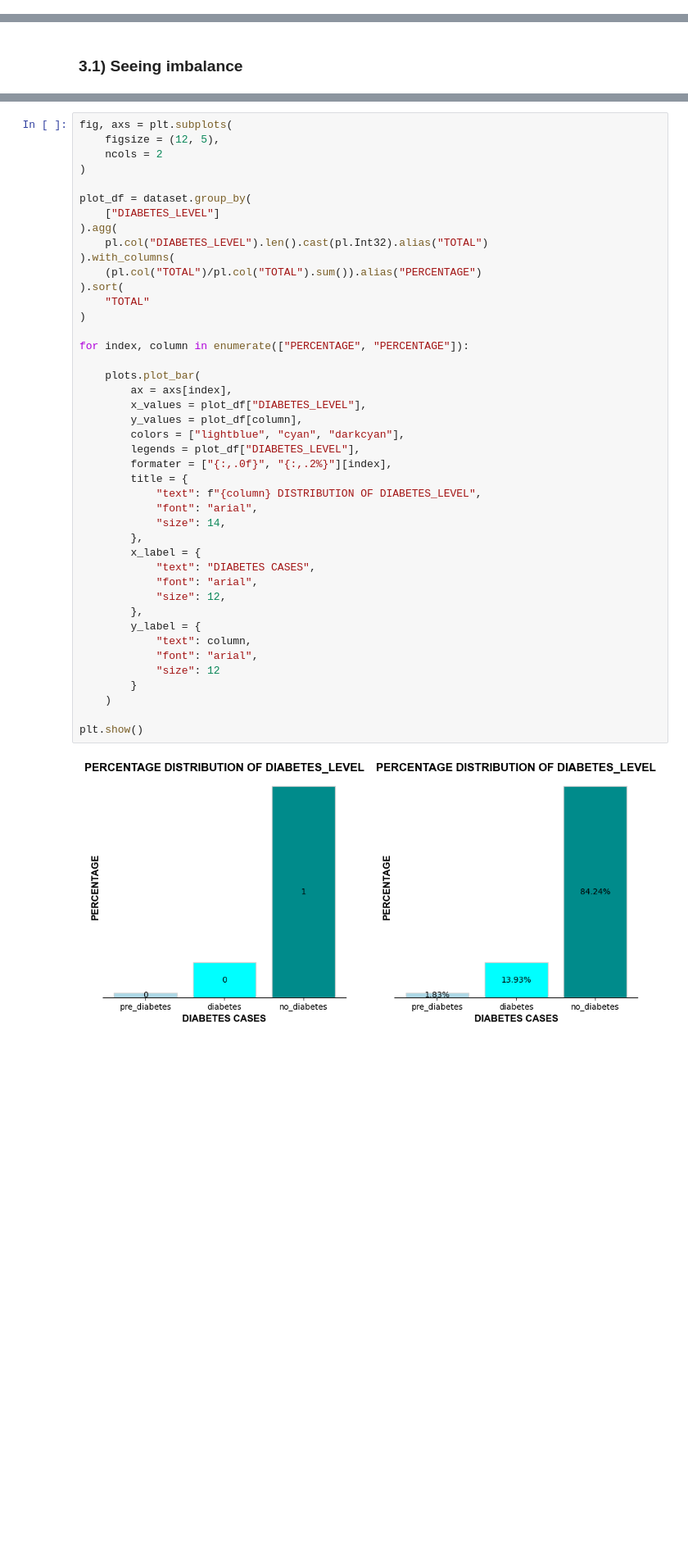
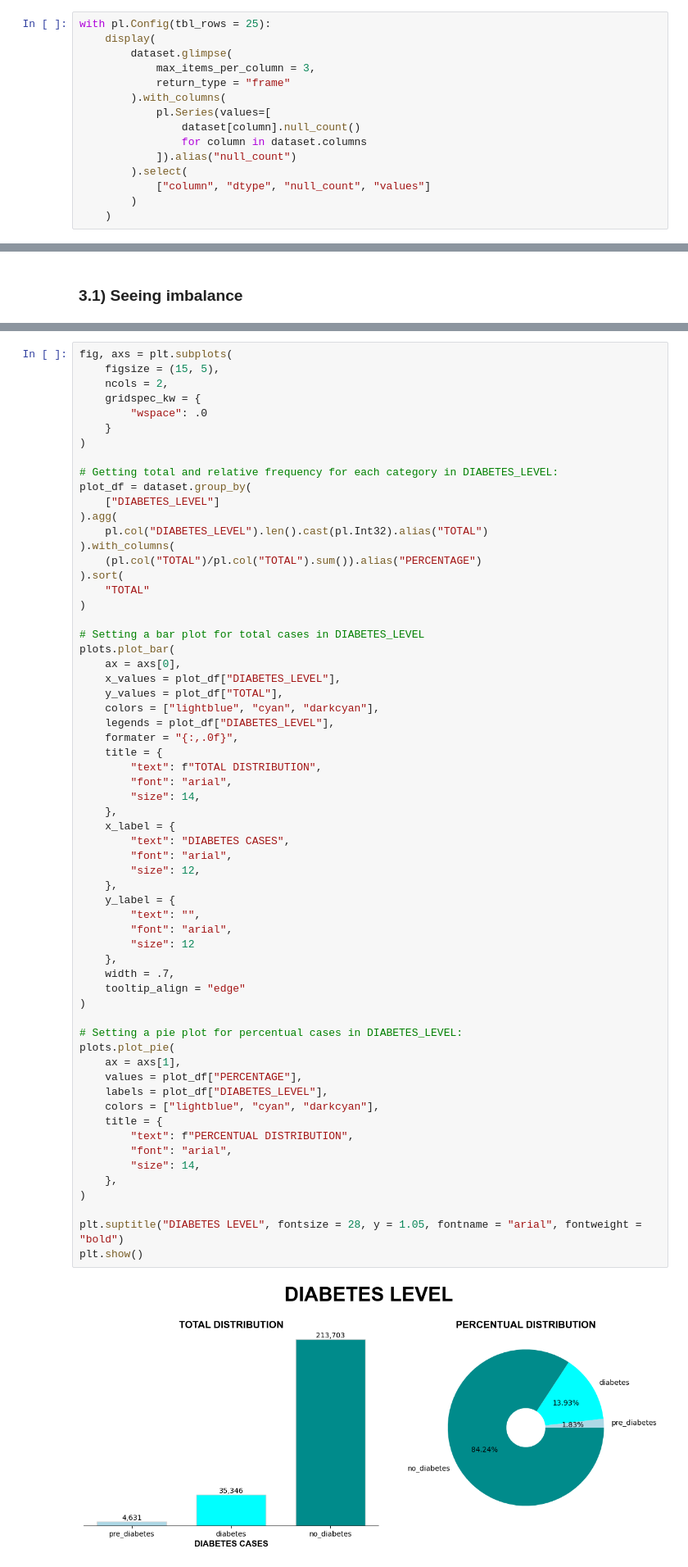
Before and after one commit to TulioInoue/diabetes_study, a Jupyter notebook: cleanning_data.ipynb, the cells around one changed output, grey strips where cells are left out. Shown at 82% size. Saved outputs shown, nothing was run; the diff lists cells and outputs as text; blank space fills up the shorter version.

Commit message:
Adding more plot functions to plots.py and checking data normalization.

```diff
--- a/cleanning_data.ipynb
+++ b/cleanning_data.ipynb
@@ -254,0 +228,15 @@ shape: (9, 23)
+# %%
+with pl.Config(tbl_rows = 25):
+    display(
+        dataset.glimpse(
+            max_items_per_column = 3,
+            return_type = "frame"
+        ).with_columns(
+            pl.Series(values=[
+                dataset[column].null_count()
+                for column in dataset.columns
+            ]).alias("null_count")
+        ).select(
+            ["column", "dtype", "null_count", "values"]
+        )
+    )
@@ -416,46 +445,65 @@ Estimated dataframe size: 2.813Mb
 # %%
 fig, axs = plt.subplots(
-    figsize = (12, 5),
-    ncols = 2
+    figsize = (15, 5),
+    ncols = 2,
+    gridspec_kw = {
+        "wspace": .0
+    }
 )
 
+# Getting total and relative frequency for each category in DIABETES_LEVEL:
 plot_df = dataset.group_by(
     ["DIABETES_LEVEL"]
 ).agg(
     pl.col("DIABETES_LEVEL").len().cast(pl.Int32).alias("TOTAL")
 ).with_columns(
     (pl.col("TOTAL")/pl.col("TOTAL").sum()).alias("PERCENTAGE")
 ).sort(
     "TOTAL"
 )
 
-for index, column in enumerate(["PERCENTAGE", "PERCENTAGE"]):
+# Setting a bar plot for total cases in DIABETES_LEVEL
+plots.plot_bar(
+    ax = axs[0],
+    x_values = plot_df["DIABETES_LEVEL"],
+    y_values = plot_df["TOTAL"],
+    colors = ["lightblue", "cyan", "darkcyan"],
+    legends = plot_df["DIABETES_LEVEL"],
+    formater = "{:,.0f}",
+    title = {
+        "text": f"TOTAL DISTRIBUTION",
+        "font": "arial",
+        "size": 14,
+    },
+    x_label = {
+        "text": "DIABETES CASES",
+        "font": "arial",
+        "size": 12,
+    },
+    y_label = {
+        "text": "",
+        "font": "arial",
+        "size": 12
+    },
+    width = .7,
+    tooltip_align = "edge"
+)
 
-    plots.plot_bar(
-        ax = axs[index],
-        x_values = plot_df["DIABETES_LEVEL"],
-        y_values = plot_df[column],
-        colors = ["lightblue", "cyan", "darkcyan"],
-        legends = plot_df["DIABETES_LEVEL"],
-        formater = ["{:,.0f}", "{:,.2%}"][index],
-        title = {
-            "text": f"{column} DISTRIBUTION OF DIABETES_LEVEL",
-            "font": "arial",
-            "size": 14,
-        },
-        x_label = {
-            "text": "DIABETES CASES",
-            "font": "arial",
-            "size": 12,
-        },
-        y_label = {
-            "text": column,
-            "font": "arial",
-            "size": 12
-        }
-    )
+# Setting a pie plot for percentual cases in DIABETES_LEVEL:
+plots.plot_pie(
+    ax = axs[1],
+    values = plot_df["PERCENTAGE"],
+    labels = plot_df["DIABETES_LEVEL"],
+    colors = ["lightblue", "cyan", "darkcyan"],
+    title = {
+        "text": f"PERCENTUAL DISTRIBUTION",
+        "font": "arial",
+        "size": 14,
+    },
+)
 
+plt.suptitle("DIABETES LEVEL", fontsize = 28, y = 1.05, fontname = "arial", fontweight = "bold")
 plt.show()
 # %% [output]
-[figure, old version]
+[figure, new version]
 # %% [markdown]
```
Also changed, not shown: parts of 20 cells of this notebook, 2 other files.
